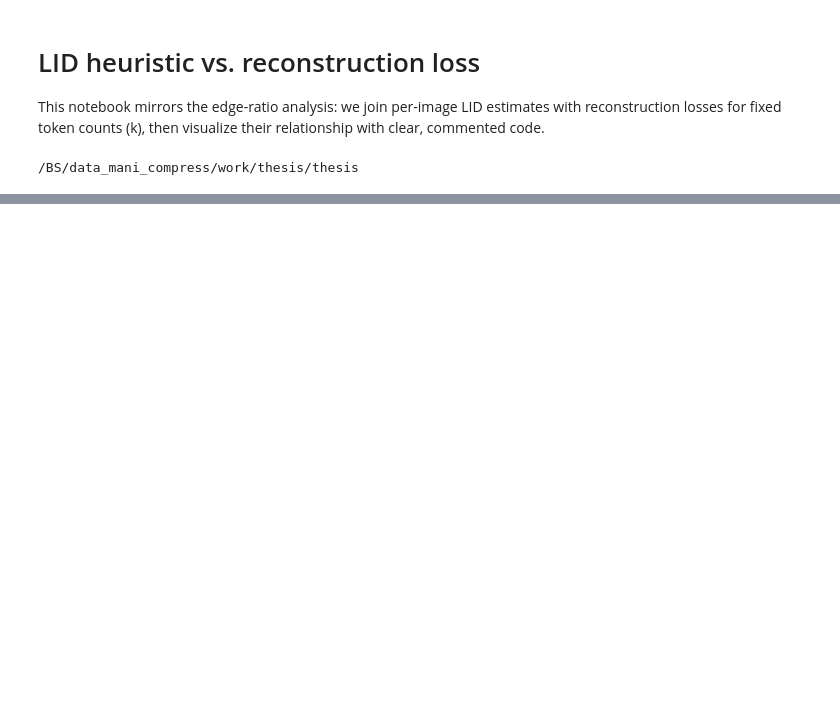
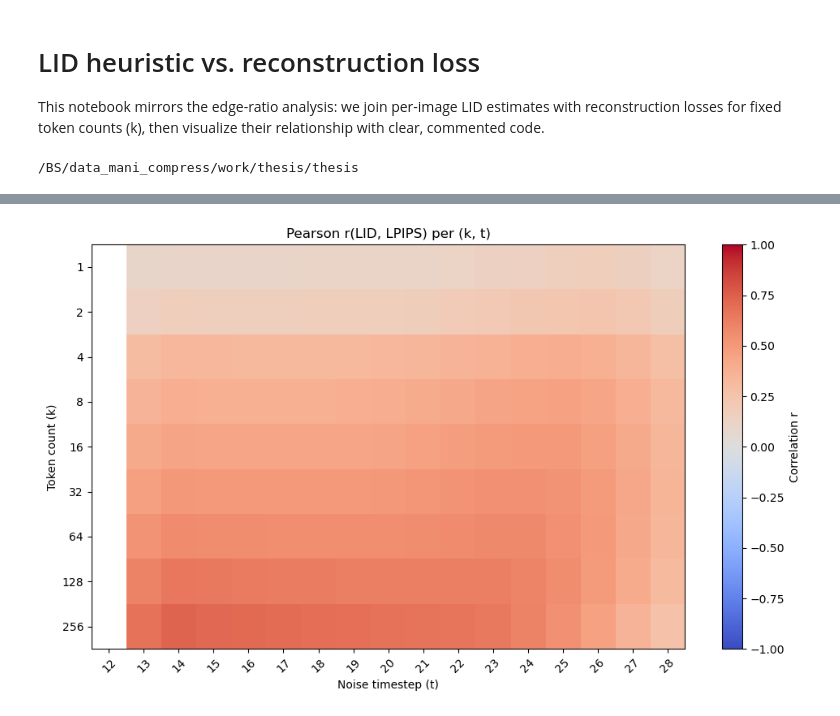
Before and after one commit to hevra01/thesis, a Jupyter notebook: notebooks/lid_heuristic_recon_loss.ipynb, the cells around one changed output, grey strips where cells are left out. Cells and saved outputs as stored; diff of their text form; code cells hidden in the pictures; blank space fills up the shorter version.

```diff
--- a/notebooks/lid_heuristic_recon_loss.ipynb
+++ b/notebooks/lid_heuristic_recon_loss.ipynb
@@ -206,0 +179,97 @@ Using loss_key=L1Loss; ks=[1, 2, 4, 8, 16, 32, 64, 128, 256]
+# %%
+
+# for each token count find the best noise level (highest correlation)
+# first find the correlation between reconstruction loss at different token counts and LID for each noise level
+# for each token count k, for each noise level t, compute correlation between reconstruction loss and LID
+
+# For each token count k, find the noise level (t) with highest |correlation| between LID and reconstruction loss.
+# Uses lid_values_all (dict index -> list of LID values) and reconstruction_dataset.
+# Assumes lid_values_all indices map to actual noise timesteps defined below
+ks = [1, 2, 4, 8, 16, 32, 64, 128, 256]
+loss_key = 'LPIPS'  # or 'L1Loss' 'LPIPS'
+
+# Map lid_values_all dict indices to their actual timestep labels (t_12 .. t_28)
+noise_timesteps = list(range(12, 29))  # 12..28 inclusive
+if len(noise_timesteps) != len(lid_values_all):
+    print(f"[Warning] len(noise_timesteps)={len(noise_timesteps)} != len(lid_values_all)={len(lid_values_all)}; adjusting to dict length.")
+    noise_timesteps = noise_timesteps[:len(lid_values_all)]
+
+# Build reconstruction losses per k keyed by image_id for fast lookup
+# {k: {image_id: loss_value}}
+loss_by_k = {int(k): {} for k in ks}
+for rec in reconstruction_dataset:
+    k_val = int(rec.get('k_value', -1))
+    if k_val in loss_by_k and loss_key in rec:
+        loss_by_k[k_val][int(rec['image_id'])] = float(rec[loss_key])
+
+# Function to compute Pearson correlation robustly
+import numpy as _np
+
+def _pearson(x, y):
+    x = _np.asarray(x, dtype=float)
+    y = _np.asarray(y, dtype=float)
+    if x.size < 2 or y.size < 2:
+        return _np.nan
+    if _np.std(x) == 0 or _np.std(y) == 0:
+        return _np.nan
+    return float(_np.corrcoef(x, y)[0, 1])
+
+best_noise_per_k = {}
+correlation_matrix = []  # rows: k, cols: noise timesteps
+
+for k in ks:
+    k = int(k)
+    k_losses = loss_by_k[k]
+    per_t_corrs = {}
+    for idx, t in enumerate(noise_timesteps):
+        lid_list = lid_values_all.get(idx, [])
+        # Pair up image_id present in both k_losses and lid_list range
+        xs, ys = [], []
+        for img_id, loss_val in k_losses.items():
+            if img_id < len(lid_list):  # ensure lid exists
+                xs.append(float(lid_list[img_id]))
+                ys.append(loss_val)
+        r = _pearson(xs, ys)
+        per_t_corrs[t] = r
+    # Determine best timestep (highest absolute correlation)
+    # Could choose signed; here we choose magnitude to reflect strongest relationship
+    best_t, best_r = max(per_t_corrs.items(), key=lambda kv: abs(kv[1]) if not _np.isnan(kv[1]) else -1)
+    best_noise_per_k[k] = {
+        'best_timestep': best_t,
+        'best_corr': best_r,
+        'all_corrs': per_t_corrs,
+        'n_pairs_at_best': sum(
+            1 for img_id in loss_by_k[k]
+            if img_id < len(lid_values_all[noise_timesteps.index(best_t)])
+        ),
+    }
+    # Store ordered correlations for matrix (align to noise_timesteps order)
+    correlation_matrix.append([per_t_corrs[t] for t in noise_timesteps])
+
+print(f"Best noise timestep per k (by |Pearson r|): for {loss_key}" )
+for k in ks:
+    info = best_noise_per_k[int(k)]
+    print(f"k={k:>3} best_t={info['best_timestep']:>2} r={info['best_corr']:.3f} pairs={info['n_pairs_at_best']}")
+
+# Optional: visualize correlation heatmap (k vs noise timestep)
+try:
+    import matplotlib.pyplot as plt
+    import numpy as np
+    corr_arr = np.array(correlation_matrix)
+    fig, ax = plt.subplots(figsize=(10, 6))
+    im = ax.imshow(corr_arr, aspect='auto', cmap='coolwarm', vmin=-1, vmax=1)
+    ax.set_xticks(range(len(noise_timesteps)))
+    ax.set_xticklabels(noise_timesteps, rotation=45)
+    ax.set_yticks(range(len(ks)))
+    ax.set_yticklabels(ks)
+    ax.set_xlabel('Noise timestep (t)')
+    ax.set_ylabel('Token count (k)')
+    ax.set_title(f'Pearson r(LID, {loss_key}) per (k, t)')
+    fig.colorbar(im, ax=ax, label='Correlation r')
+    plt.tight_layout()
+    plt.show()
+except Exception as e:
+    print(f"[Heatmap skipped] {e}")
+
+best_noise_per_k
+# %% [output]
@@ -206,0 +286 @@ Using loss_key=L1Loss; ks=[1, 2, 4, 8, 16, 32, 64, 128, 256]
+[figure, added]
```
Also changed, not shown: parts of 10 cells of this notebook.
